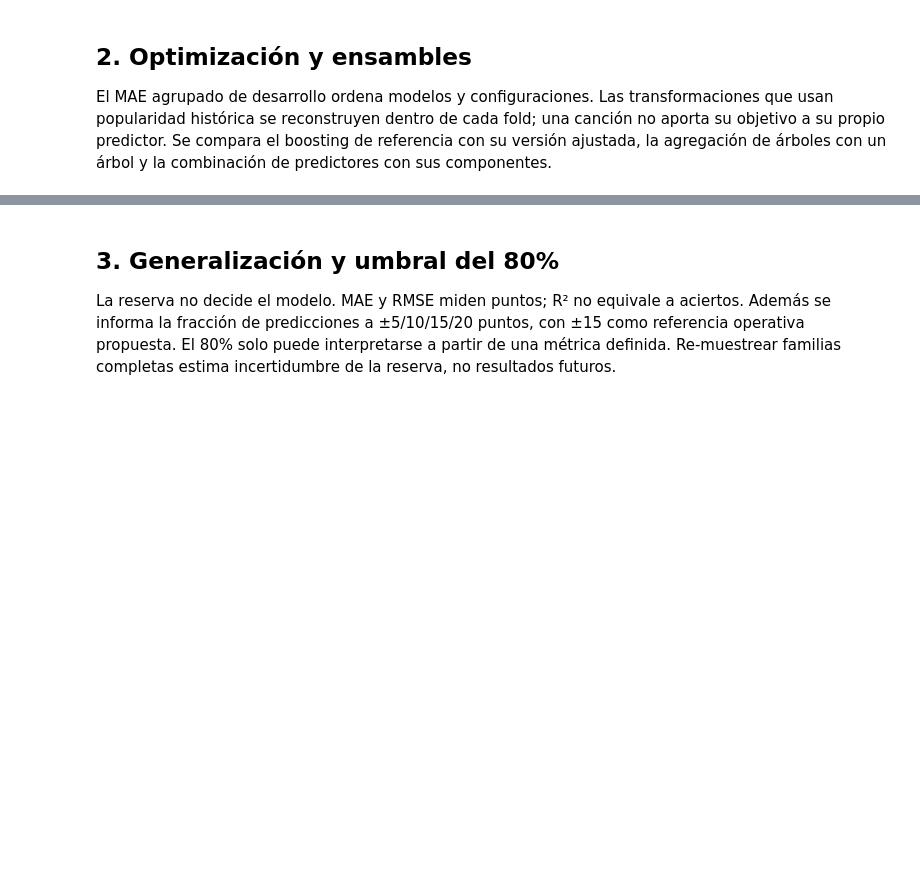
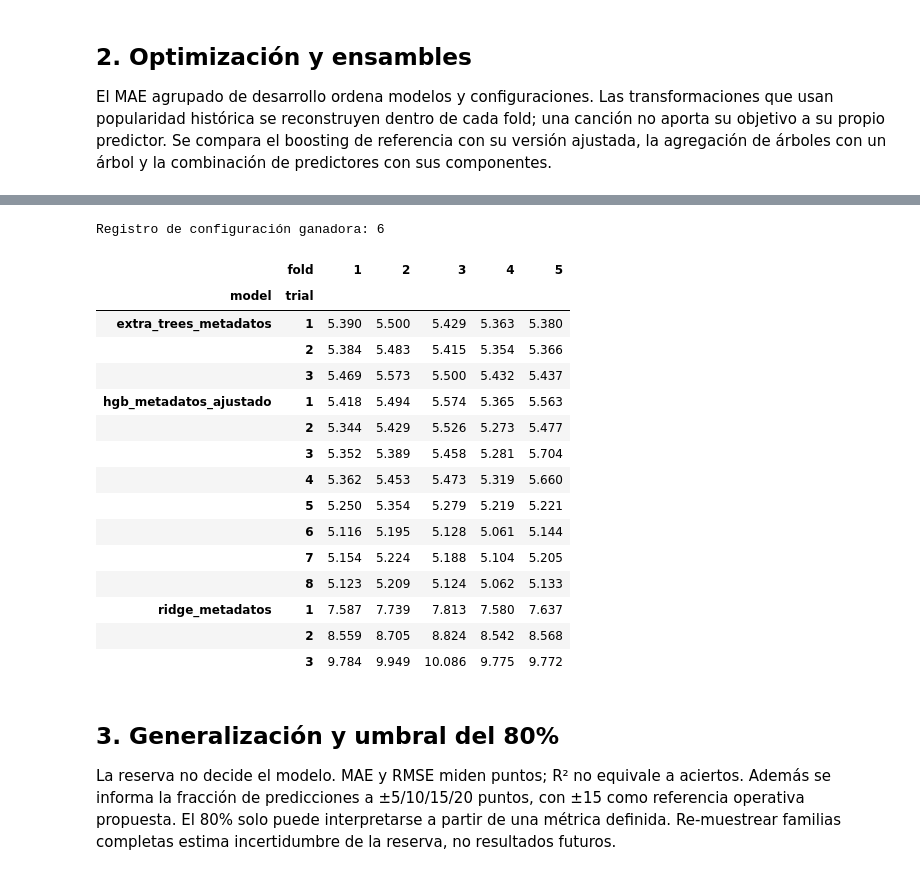
Before and after one commit to benjadiaz112/spotify-tracks-eda, a Jupyter notebook: notebooks/06_evaluacion_3.ipynb, the cells around one changed output, grey strips where cells are left out. Drawn from its saved outputs; the diff is of its cells as text; code cells hidden in the pictures; blank space fills up the shorter version.

```diff
--- a/notebooks/06_evaluacion_3.ipynb
+++ b/notebooks/06_evaluacion_3.ipynb
@@ -145,6 +202,30 @@ EP3 fold 3/5: 57,185 ajuste, 14,397 validación
 | 11 | ridge_metadatos | 1 | {"alpha": 2.0} | 7.671148 | 0.090817 | 11.074209 | 0.710603 | 0.844604 | 0.865976 | ... |
 | 12 | ridge_metadatos | 2 | {"alpha": 6.0} | 8.639619 | 0.108825 | 12.338673 | 0.640750 | 0.811355 | 0.548258 | ... |
 | 13 | ridge_metadatos | 3 | {"alpha": 18.0} | 9.873234 | 0.125466 | 13.873444 | 0.545833 | 0.773344 | 0.424151 | ... |
+# %%
+trials = pd.read_csv(OUT / 'search_trials.csv')
+assert trials.groupby(['model', 'trial']).fold.nunique().eq(5).all()
+best_trial = decision['best_trials'][decision['selected_model']]
+print('Registro de configuración ganadora:', best_trial)
+display(trials.pivot(index=['model', 'trial'], columns='fold', values='mae').round(3))
+# %% [output]
+Registro de configuración ganadora: 6
+|  | fold | 1 | 2 | 3 | 4 | 5 |
+| model | trial |  |  |  |  |  |
+| extra_trees_metadatos | 1 | 5.390 | 5.500 | 5.429 | 5.363 | 5.380 |
+|  | 2 | 5.384 | 5.483 | 5.415 | 5.354 | 5.366 |
+|  | 3 | 5.469 | 5.573 | 5.500 | 5.432 | 5.437 |
+| hgb_metadatos_ajustado | 1 | 5.418 | 5.494 | 5.574 | 5.365 | 5.563 |
+|  | 2 | 5.344 | 5.429 | 5.526 | 5.273 | 5.477 |
+|  | 3 | 5.352 | 5.389 | 5.458 | 5.281 | 5.704 |
+|  | 4 | 5.362 | 5.453 | 5.473 | 5.319 | 5.660 |
+|  | 5 | 5.250 | 5.354 | 5.279 | 5.219 | 5.221 |
+|  | 6 | 5.116 | 5.195 | 5.128 | 5.061 | 5.144 |
+|  | 7 | 5.154 | 5.224 | 5.188 | 5.104 | 5.205 |
+|  | 8 | 5.123 | 5.209 | 5.124 | 5.062 | 5.133 |
+| ridge_metadatos | 1 | 7.587 | 7.739 | 7.813 | 7.580 | 7.637 |
+|  | 2 | 8.559 | 8.705 | 8.824 | 8.542 | 8.568 |
+|  | 3 | 9.784 | 9.949 | 10.086 | 9.775 | 9.772 |
 # %% [markdown]
 ## 3. Generalización y umbral del 80%
 
```
Also changed, not shown: parts of 11 cells of this notebook, 9 other files.
